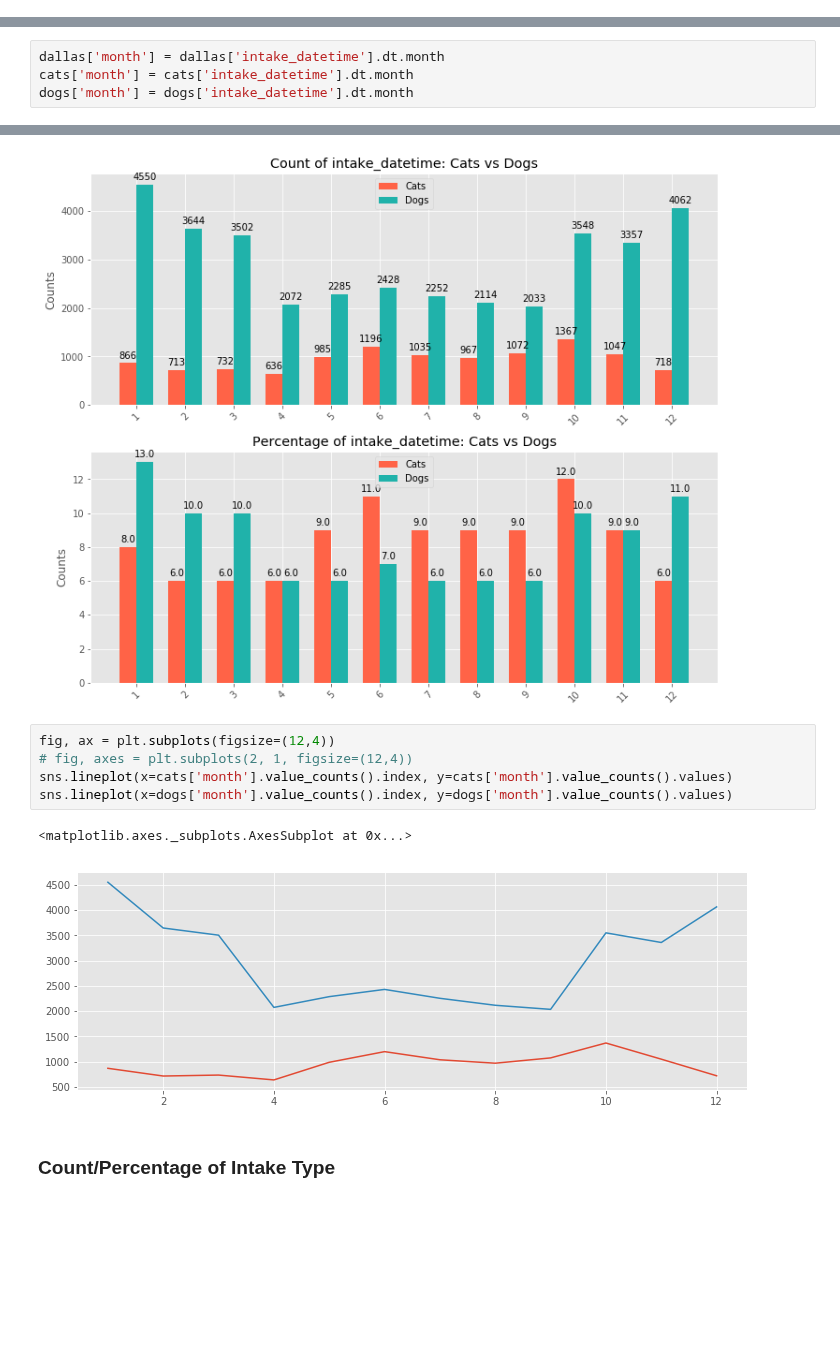
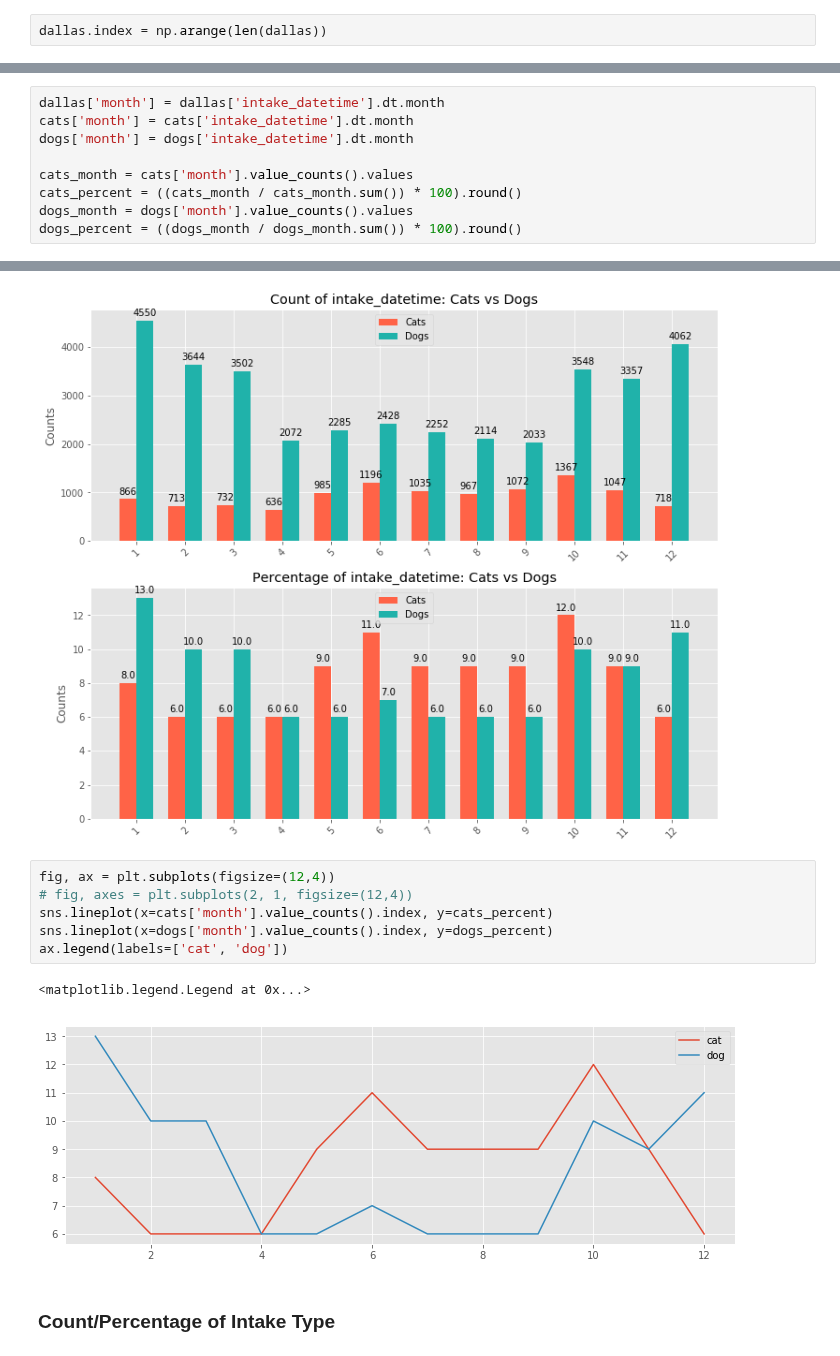
Before and after one commit to cwong690/Dallas-Paws, a Jupyter notebook: dallas_animals.ipynb, the cells around one changed output, grey strips where cells are left out. Saved outputs shown, nothing was run; the diff lists cells and outputs as text; blank space fills up the shorter version.

Commit message:
discover duplicate index, reset index

```diff
--- a/dallas_animals.ipynb
+++ b/dallas_animals.ipynb
@@ -327,0 +355,2 @@ Name: council_district, dtype: int64
+# %%
+dallas.index = np.arange(len(dallas))
@@ -530,6 +565,11 @@ dogs:
 dallas['month'] = dallas['intake_datetime'].dt.month
 cats['month'] = cats['intake_datetime'].dt.month
 dogs['month'] = dogs['intake_datetime'].dt.month
+
+cats_month = cats['month'].value_counts().values
+cats_percent = ((cats_month / cats_month.sum()) * 100).round()
+dogs_month = dogs['month'].value_counts().values
+dogs_percent = ((dogs_month / dogs_month.sum()) * 100).round()
 # %% [markdown]
 ## Plots and Graphs
 # %% [markdown]
@@ -586,11 +626,12 @@ bar_percent(axes[1], cats['intake_datetime'].dt.month.value_counts().sort_index(
 # %%
 fig, ax = plt.subplots(figsize=(12,4))
 # fig, axes = plt.subplots(2, 1, figsize=(12,4))
-sns.lineplot(x=cats['month'].value_counts().index, y=cats['month'].value_counts().values)
-sns.lineplot(x=dogs['month'].value_counts().index, y=dogs['month'].value_counts().values)
+sns.lineplot(x=cats['month'].value_counts().index, y=cats_percent)
+sns.lineplot(x=dogs['month'].value_counts().index, y=dogs_percent)
+ax.legend(labels=['cat', 'dog'])
 # %% [output]
-<matplotlib.axes._subplots.AxesSubplot at 0x...>
+<matplotlib.legend.Legend at 0x...>
-[figure, old version]
+[figure, new version]
 # %% [markdown]
 ### Count/Percentage of Intake Type
 # %%
```
Also changed, not shown: parts of 8 cells of this notebook.
